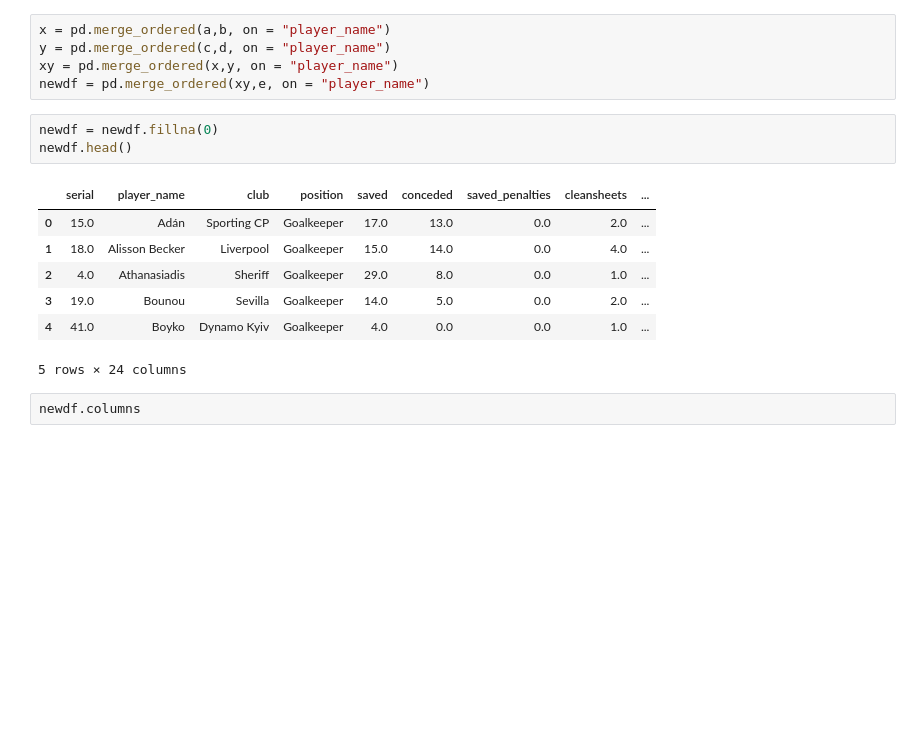
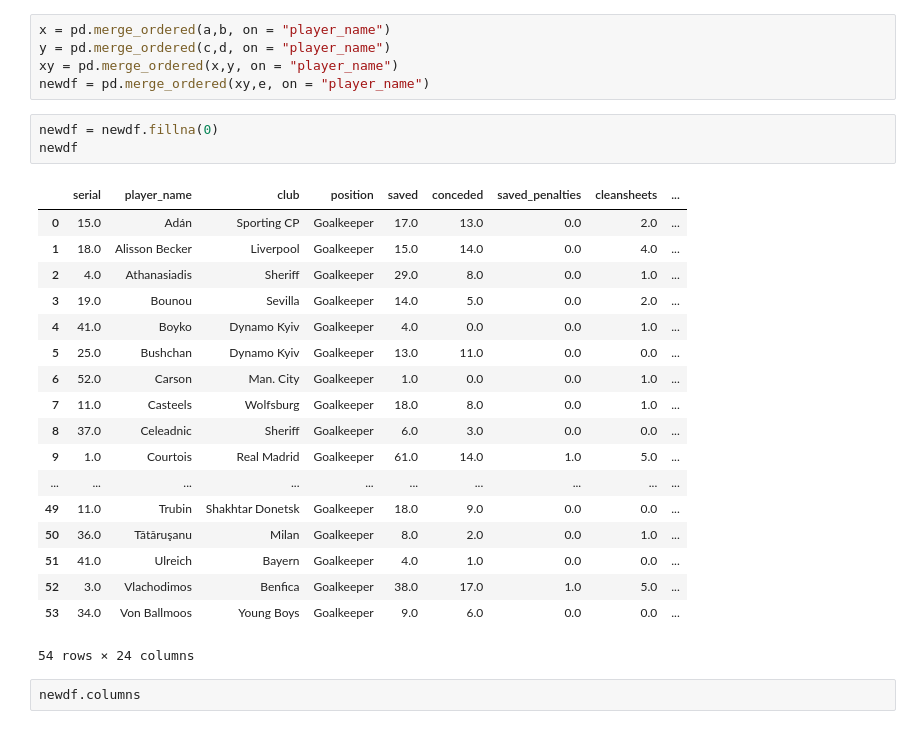
Before and after one commit to AsNott2000/Data-Analyisis-in-Football, a Jupyter notebook: UCL 21-22 analysis/best_goalkeepers.ipynb, the cells around one changed output. Saved outputs shown, nothing was run; the diff lists cells and outputs as text; blank space fills up the shorter version.

```diff
--- a/UCL 21-22 analysis/best_goalkeepers.ipynb
+++ b/UCL 21-22 analysis/best_goalkeepers.ipynb
@@ -123,15 +121,26 @@ xy = pd.merge_ordered(x,y, on = "player_name")
 newdf = pd.merge_ordered(xy,e, on = "player_name")
 # %%
 newdf = newdf.fillna(0)
-newdf.head()
+newdf
 # %% [output]
 |  | serial | player_name | club | position | saved | conceded | saved_penalties | cleansheets | ... |
 | 0 | 15.0 | Adán | Sporting CP | Goalkeeper | 17.0 | 13.0 | 0.0 | 2.0 | ... |
 | 1 | 18.0 | Alisson Becker | Liverpool | Goalkeeper | 15.0 | 14.0 | 0.0 | 4.0 | ... |
 | 2 | 4.0 | Athanasiadis | Sheriff | Goalkeeper | 29.0 | 8.0 | 0.0 | 1.0 | ... |
 | 3 | 19.0 | Bounou | Sevilla | Goalkeeper | 14.0 | 5.0 | 0.0 | 2.0 | ... |
 | 4 | 41.0 | Boyko | Dynamo Kyiv | Goalkeeper | 4.0 | 0.0 | 0.0 | 1.0 | ... |
+| 5 | 25.0 | Bushchan | Dynamo Kyiv | Goalkeeper | 13.0 | 11.0 | 0.0 | 0.0 | ... |
+| 6 | 52.0 | Carson | Man. City | Goalkeeper | 1.0 | 0.0 | 0.0 | 1.0 | ... |
+| 7 | 11.0 | Casteels | Wolfsburg | Goalkeeper | 18.0 | 8.0 | 0.0 | 1.0 | ... |
+| 8 | 37.0 | Celeadnic | Sheriff | Goalkeeper | 6.0 | 3.0 | 0.0 | 0.0 | ... |
+| 9 | 1.0 | Courtois | Real Madrid | Goalkeeper | 61.0 | 14.0 | 1.0 | 5.0 | ... |
+| ... | ... | ... | ... | ... | ... | ... | ... | ... | ... |
+| 49 | 11.0 | Trubin | Shakhtar Donetsk | Goalkeeper | 18.0 | 9.0 | 0.0 | 0.0 | ... |
+| 50 | 36.0 | Tătăruşanu | Milan | Goalkeeper | 8.0 | 2.0 | 0.0 | 1.0 | ... |
+| 51 | 41.0 | Ulreich | Bayern | Goalkeeper | 4.0 | 1.0 | 0.0 | 0.0 | ... |
+| 52 | 3.0 | Vlachodimos | Benfica | Goalkeeper | 38.0 | 17.0 | 1.0 | 5.0 | ... |
+| 53 | 34.0 | Von Ballmoos | Young Boys | Goalkeeper | 9.0 | 6.0 | 0.0 | 0.0 | ... |
-5 rows × 24 columns
+54 rows × 24 columns
 # %%
 newdf.columns
 # %% [output]
```
Also changed, not shown: parts of 5 cells of this notebook.
